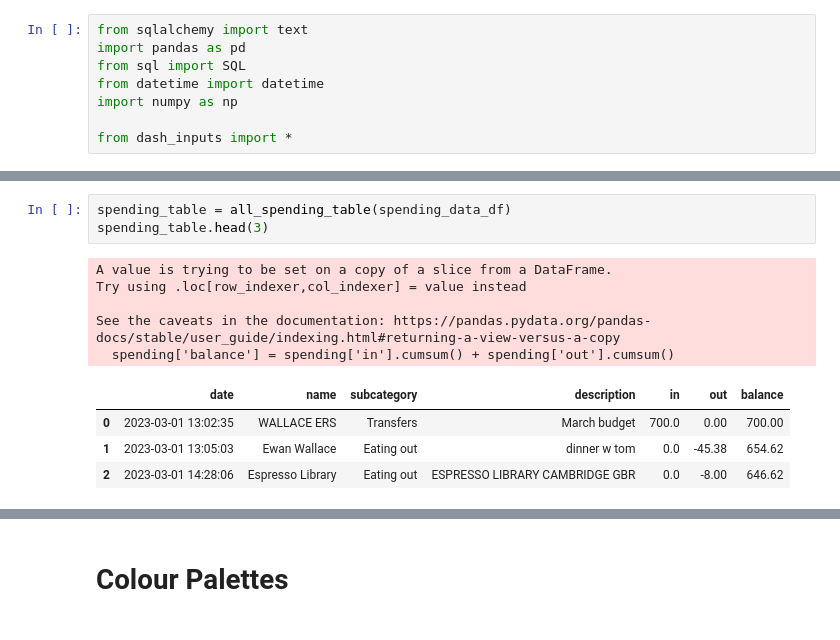
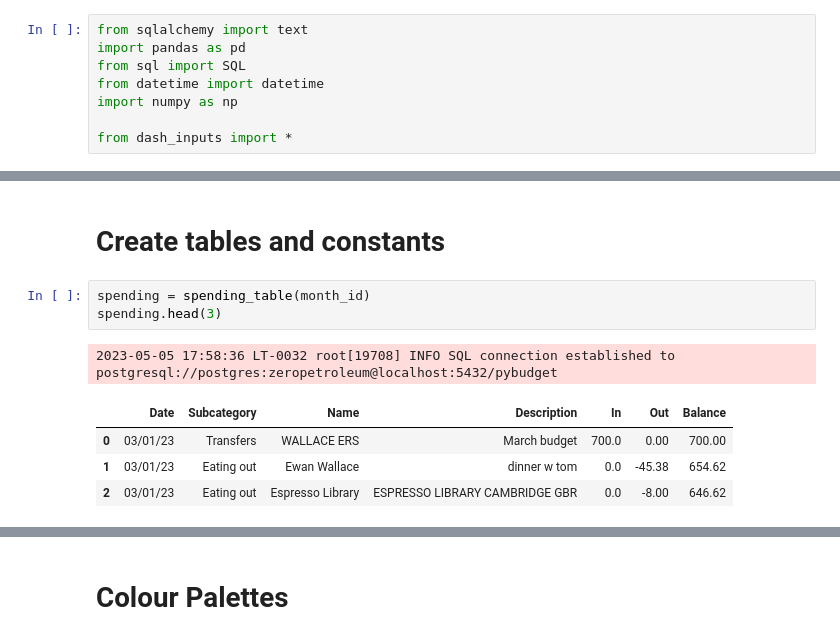
Before and after one commit to erwallace/Finances-API, a Jupyter notebook: dashboard.ipynb, the cells around one changed output, grey strips where cells are left out. Cells and saved outputs as stored; diff of their text form.

```diff
--- a/dashboard.ipynb
+++ b/dashboard.ipynb
@@ -31,13 +27,11 @@ inv_fix_df = query_inv_fix(month_id)
+# %% [markdown]
+# Create tables and constants
 # %%
-spending_table = all_spending_table(spending_data_df)
-spending_table.head(3)
+spending = spending_table(month_id)
+spending.head(3)
 # %% [output]
-A value is trying to be set on a copy of a slice from a DataFrame.
-Try using .loc[row_indexer,col_indexer] = value instead
-
-See the caveats in the documentation: https://pandas.pydata.org/pandas-docs/stable/user_guide/indexing.html#returning-a-view-versus-a-copy
-  spending['balance'] = spending['in'].cumsum() + spending['out'].cumsum()
+2023-05-05 17:58:36 LT-0032 root[19708] INFO SQL connection established to postgresql://postgres:zeropetroleum@localhost:5432/pybudget
-|  | date | name | subcategory | description | in | out | balance |
-| 0 | 2023-03-01 13:02:35 | WALLACE ERS | Transfers | March budget | 700.0 | 0.00 | 700.00 |
-| 1 | 2023-03-01 13:05:03 | Ewan Wallace | Eating out | dinner w tom | 0.0 | -45.38 | 654.62 |
-| 2 | 2023-03-01 14:28:06 | Espresso Library | Eating out | ESPRESSO LIBRARY CAMBRIDGE GBR | 0.0 | -8.00 | 646.62 |
+|  | Date | Subcategory | Name | Description | In | Out | Balance |
+| 0 | 03/01/23 | Transfers | WALLACE ERS | March budget | 700.0 | 0.00 | 700.00 |
+| 1 | 03/01/23 | Eating out | Ewan Wallace | dinner w tom | 0.0 | -45.38 | 654.62 |
+| 2 | 03/01/23 | Eating out | Espresso Library | ESPRESSO LIBRARY CAMBRIDGE GBR | 0.0 | -8.00 | 646.62 |
```
Also changed, not shown: parts of 26 cells of this notebook.
